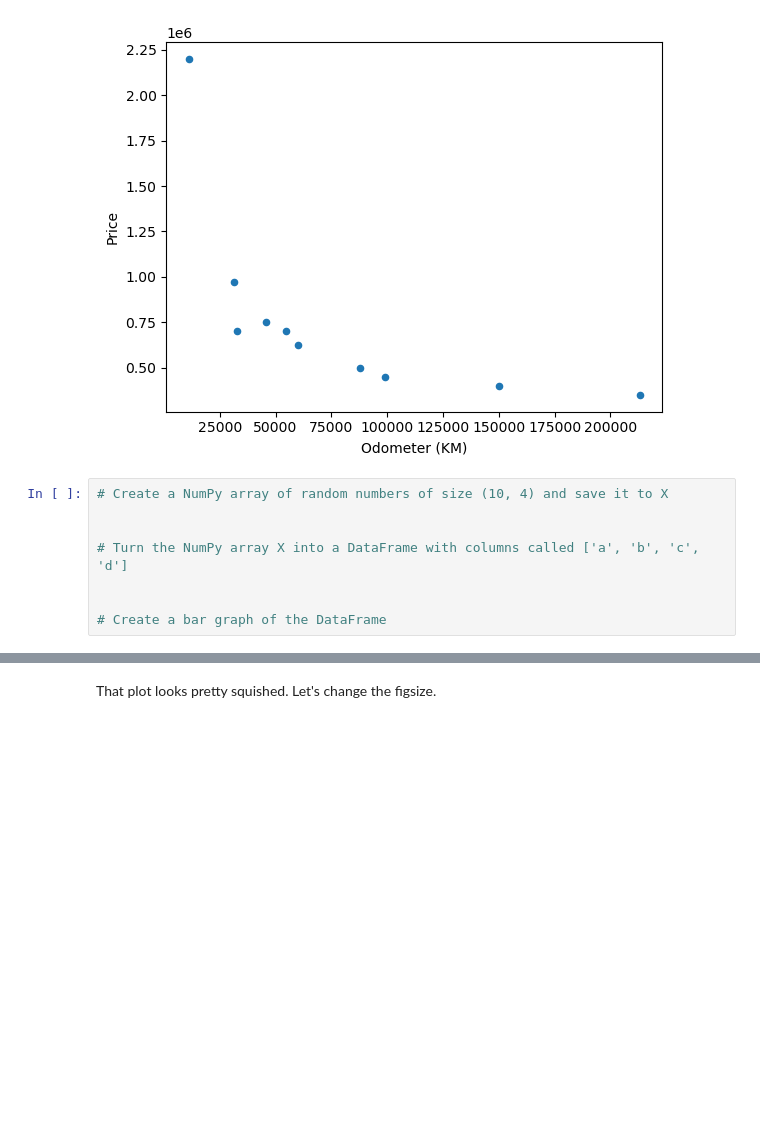
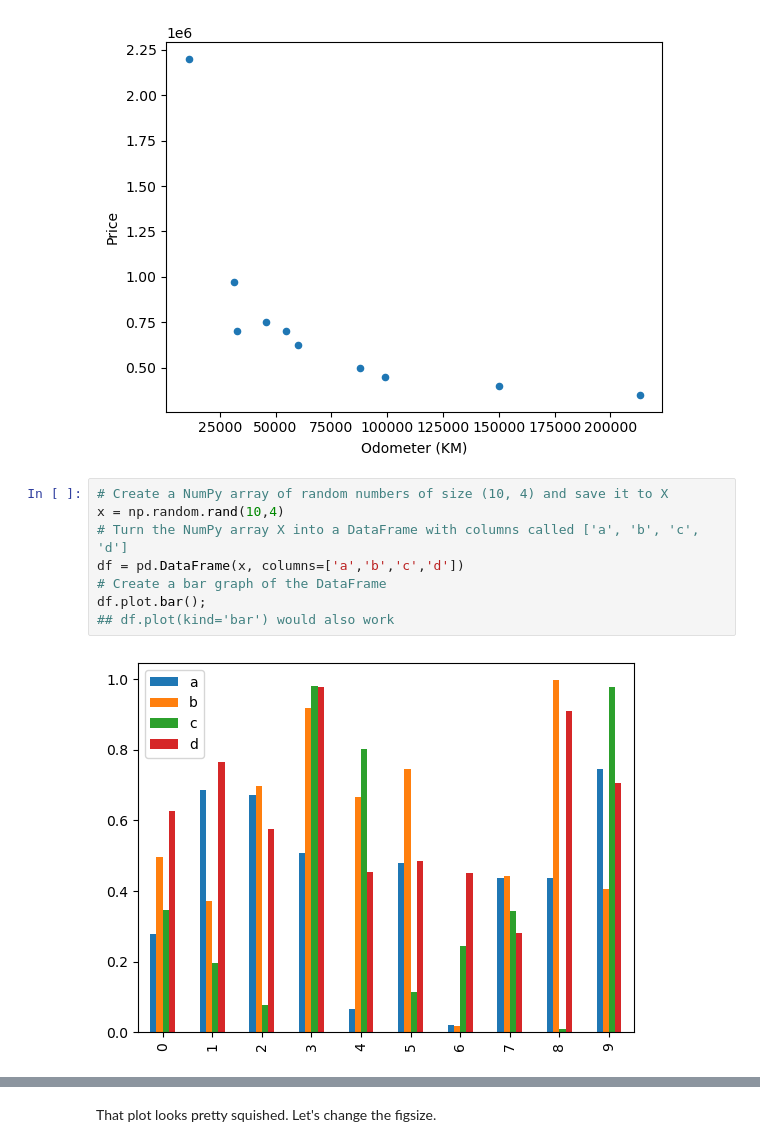
Before and after one commit to 4Mia/Practice, a Jupyter notebook: matplotlib-exercises.ipynb, the cells around one changed output, grey strips where cells are left out. Drawn from its saved outputs; the diff is of its cells as text; blank space fills up the shorter version.

```diff
--- a/matplotlib-exercises.ipynb
+++ b/matplotlib-exercises.ipynb
@@ -208,11 +208,13 @@ car_sales.plot(x="Odometer (KM)", y="Price", kind="scatter");
 [figure]
 # %%
 # Create a NumPy array of random numbers of size (10, 4) and save it to X
-
-
+x = np.random.rand(10,4)
 # Turn the NumPy array X into a DataFrame with columns called ['a', 'b', 'c', 'd']
-
-
+df = pd.DataFrame(x, columns=['a','b','c','d'])
 # Create a bar graph of the DataFrame
+df.plot.bar();
+## df.plot(kind='bar') would also work
+# %% [output]
+[figure, added]
 # %%
 # Create a bar graph of the 'Make' and 'Odometer (KM)' columns in the car_sales DataFrame
```
Also changed, not shown: parts of 21 cells of this notebook, 2 other files.
